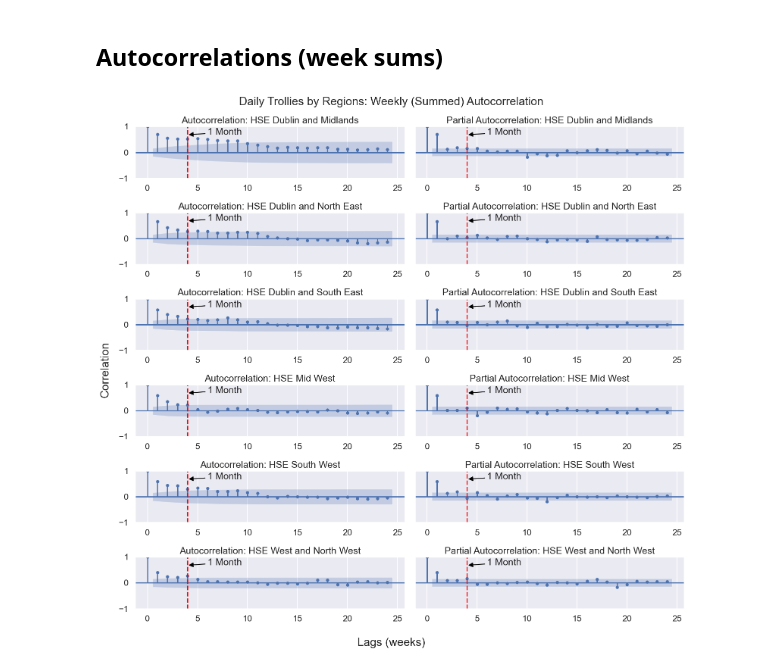
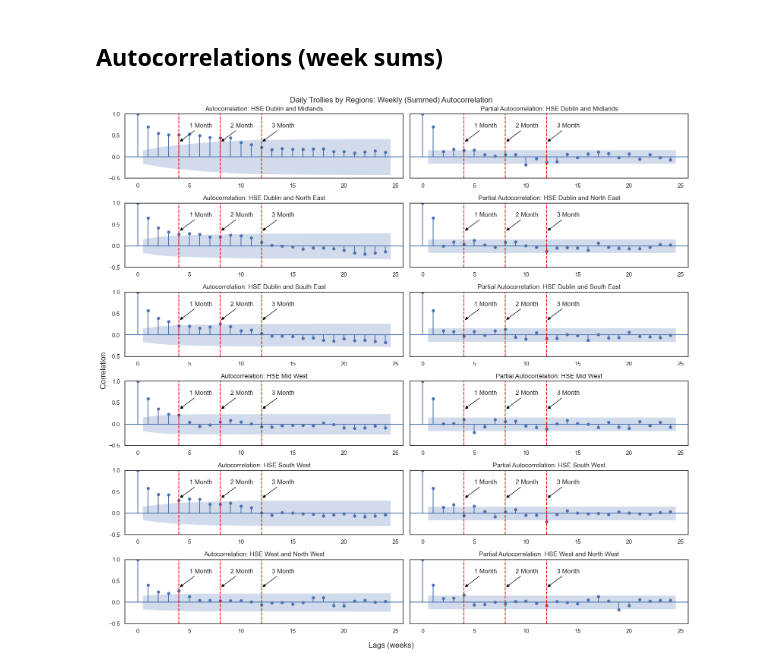
Before and after one commit to hotsoupisgood/scraping-hse-trolly-data, a Jupyter notebook: exploratory/autocorrelaltions.ipynb, the cells around one changed output. Drawn from its saved outputs; the diff is of its cells as text; code cells hidden in the pictures.

```diff
--- a/exploratory/autocorrelaltions.ipynb
+++ b/exploratory/autocorrelaltions.ipynb
@@ -5,7 +5,7 @@ import matplotlib.pyplot as plt
 from scipy import signal
 from statsmodels.graphics.tsaplots import plot_acf, plot_pacf
 
-sns.set_theme(context="talk")
+sns.set_theme(style="white")
 
 daily_df=pd.read_csv("../data/wide_daily_scaledPer10k.csv")
 daily_df.index=pd.to_datetime(daily_df['Date'])
@@ -87,7 +25,7 @@ weekly_df = weekly_df.iloc[1:].reset_index(drop=True)
 y_loc=.68; x_shift=4
 n_lags=60
 
-fig, axes = plt.subplots(daily_df.columns.__len__(), 2, figsize=(16, 15), sharey=True)
+fig, axes = plt.subplots(daily_df.columns.__len__(), 2, figsize=(14, 15), sharey=True)
 for i, (ax, col) in enumerate(zip(axes, daily_df.columns)):
 
     plot_acf(daily_df[col],  lags=n_lags, ax=ax[0], title=f'Autocorrelation: {col}')
@@ -104,6 +42,9 @@ for i, (ax, col) in enumerate(zip(axes, daily_df.columns)):
     ax[1].annotate('1 Week',   xy=(7, plt.ylim()[1]*y_loc), xytext=(7  +x_shift, plt.ylim()[1]*y_loc), arrowprops=dict(arrowstyle='-|>', color='black'))
     ax[1].annotate('1 Month',  xy=(30,plt.ylim()[1]*y_loc), xytext=(30 +x_shift, plt.ylim()[1]*y_loc),  arrowprops=dict(arrowstyle='-|>', color='black'))
 
+    ax[0].set_ylim(-.5,1)
+    ax[1].set_ylim(-.5,1)
+
 fig.suptitle('Daily Trollies by Regions: Daily Autocorrelation')
 fig.supxlabel('Lags (days)')
 fig.supylabel('Correlation')
@@ -114,24 +55,35 @@ plt.tight_layout()
 ## Autocorrelations (week sums)
 # %%
 # settings
-y_loc=.68; x_shift=2; n_lags=24
+y_loc=.68; x_shift=1; n_lags=24
 
 fig, axes = plt.subplots(weekly_df.columns.__len__(), 2, figsize=(16, 15), sharey=True)
 for i, (ax, col) in enumerate(zip(axes, weekly_df.columns)):
 
     plot_acf(weekly_df[col],  lags=n_lags, ax=ax[0], title=f'Autocorrelation: {col}')
     plot_pacf(weekly_df[col], lags=n_lags, ax=ax[1], title=f'Partial Autocorrelation: {col}')
 
     # annotation lines
     ax[0].axvline(x=4, color='red', linestyle='--')
     ax[1].axvline(x=4, color='red', linestyle='--')
+    ax[0].axvline(x=8, color='red', linestyle='--')
+    ax[1].axvline(x=8, color='red', linestyle='--')
+    ax[0].axvline(x=12, color='red', linestyle='--')
+    ax[1].axvline(x=12, color='red', linestyle='--')
     # annotation text
-    ax[0].annotate('1 Month', xy=(4, plt.ylim()[1]*y_loc), xytext=(4 +x_shift, plt.ylim()[1]*y_loc), arrowprops=dict(arrowstyle='-|>', color='black'))
-    ax[1].annotate('1 Month', xy=(4, plt.ylim()[1]*y_loc), xytext=(4 +x_shift, plt.ylim()[1]*y_loc), arrowprops=dict(arrowstyle='-|>', color='black'))
+    ax[0].annotate('1 Month', xy=(4,  plt.ylim()[1]*y_loc*.5), xytext=(4 +x_shift,  plt.ylim()[1]*y_loc), arrowprops=dict(arrowstyle='-|>', color='black'))
+    ax[1].annotate('1 Month', xy=(4,  plt.ylim()[1]*y_loc*.5), xytext=(4 +x_shift,  plt.ylim()[1]*y_loc), arrowprops=dict(arrowstyle='-|>', color='black'))
+    ax[0].annotate('2 Month', xy=(8,  plt.ylim()[1]*y_loc*.5), xytext=(8 +x_shift,  plt.ylim()[1]*y_loc), arrowprops=dict(arrowstyle='-|>', color='black'))
+    ax[1].annotate('2 Month', xy=(8,  plt.ylim()[1]*y_loc*.5), xytext=(8 +x_shift,  plt.ylim()[1]*y_loc), arrowprops=dict(arrowstyle='-|>', color='black'))
+    ax[0].annotate('3 Month', xy=(12, plt.ylim()[1]*y_loc*.5), xytext=(12 +x_shift, plt.ylim()[1]*y_loc), arrowprops=dict(arrowstyle='-|>', color='black'))
+    ax[1].annotate('3 Month', xy=(12, plt.ylim()[1]*y_loc*.5), xytext=(12 +x_shift, plt.ylim()[1]*y_loc), arrowprops=dict(arrowstyle='-|>', color='black'))
+
+    ax[0].set_ylim(-.5,1)
+    ax[1].set_ylim(-.5,1)
 
 fig.suptitle('Daily Trollies by Regions: Weekly (Summed) Autocorrelation')
 fig.supxlabel('Lags (weeks)')
 fig.supylabel('Correlation')
 plt.tight_layout()
 # %% [output]
-[figure, old version]
+[figure, new version]
```
Also changed, not shown: parts of 3 cells of this notebook, 19 other files.
